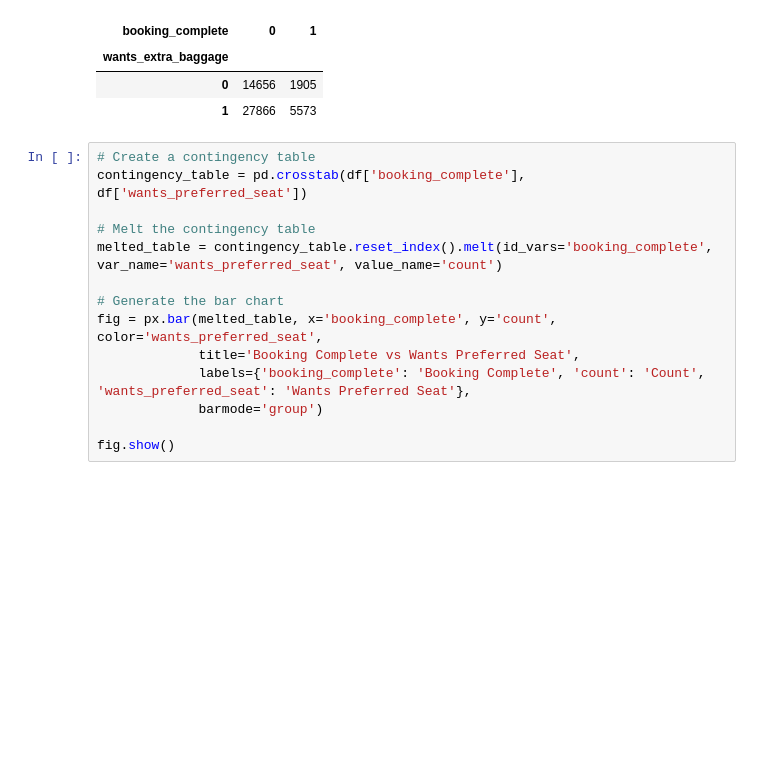
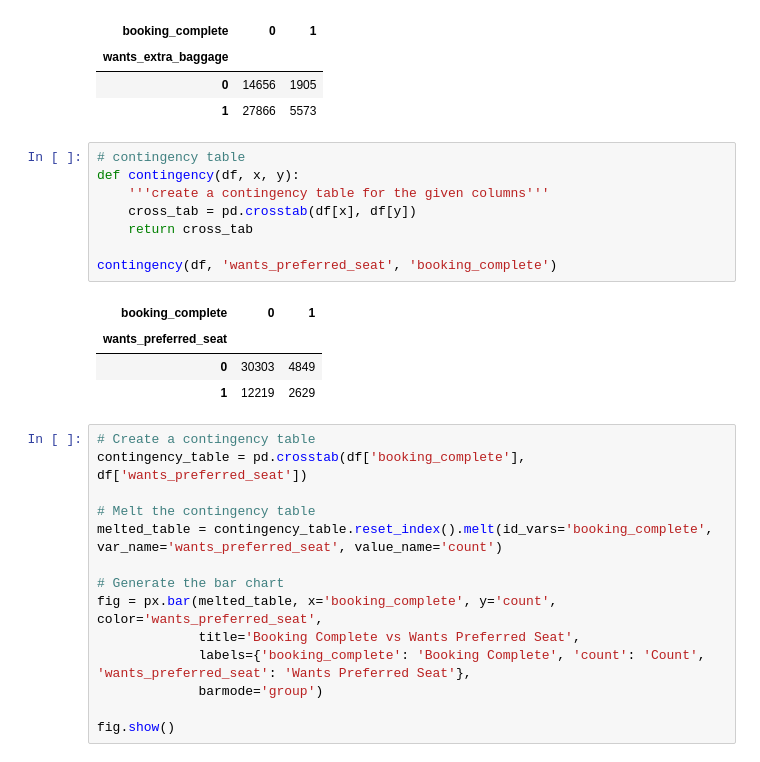
Before and after one commit to ryslipe/british_airways_booking_predictor, a Jupyter notebook: notebooks/01_load_and_validate_raw_data.ipynb, the cells around one changed output. Saved outputs shown, nothing was run; the diff lists cells and outputs as text; blank space fills up the shorter version.

Commit message:
contingency

```diff
--- a/notebooks/01_load_and_validate_raw_data.ipynb
+++ b/notebooks/01_load_and_validate_raw_data.ipynb
@@ -256,6 +256,19 @@ contingency(df, 'wants_extra_baggage', 'booking_complete')
 | wants_extra_baggage |  |  |
 | 0 | 14656 | 1905 |
 | 1 | 27866 | 5573 |
+# %%
+# contingency table
+def contingency(df, x, y):
+    '''create a contingency table for the given columns'''
+    cross_tab = pd.crosstab(df[x], df[y])
+    return cross_tab
+
+contingency(df, 'wants_preferred_seat', 'booking_complete')
+# %% [output]
+| booking_complete | 0 | 1 |
+| wants_preferred_seat |  |  |
+| 0 | 30303 | 4849 |
+| 1 | 12219 | 2629 |
 # %%
 # Create a contingency table
 contingency_table = pd.crosstab(df['booking_complete'], df['wants_preferred_seat'])
```
Also changed, not shown: parts of 3 cells of this notebook.
